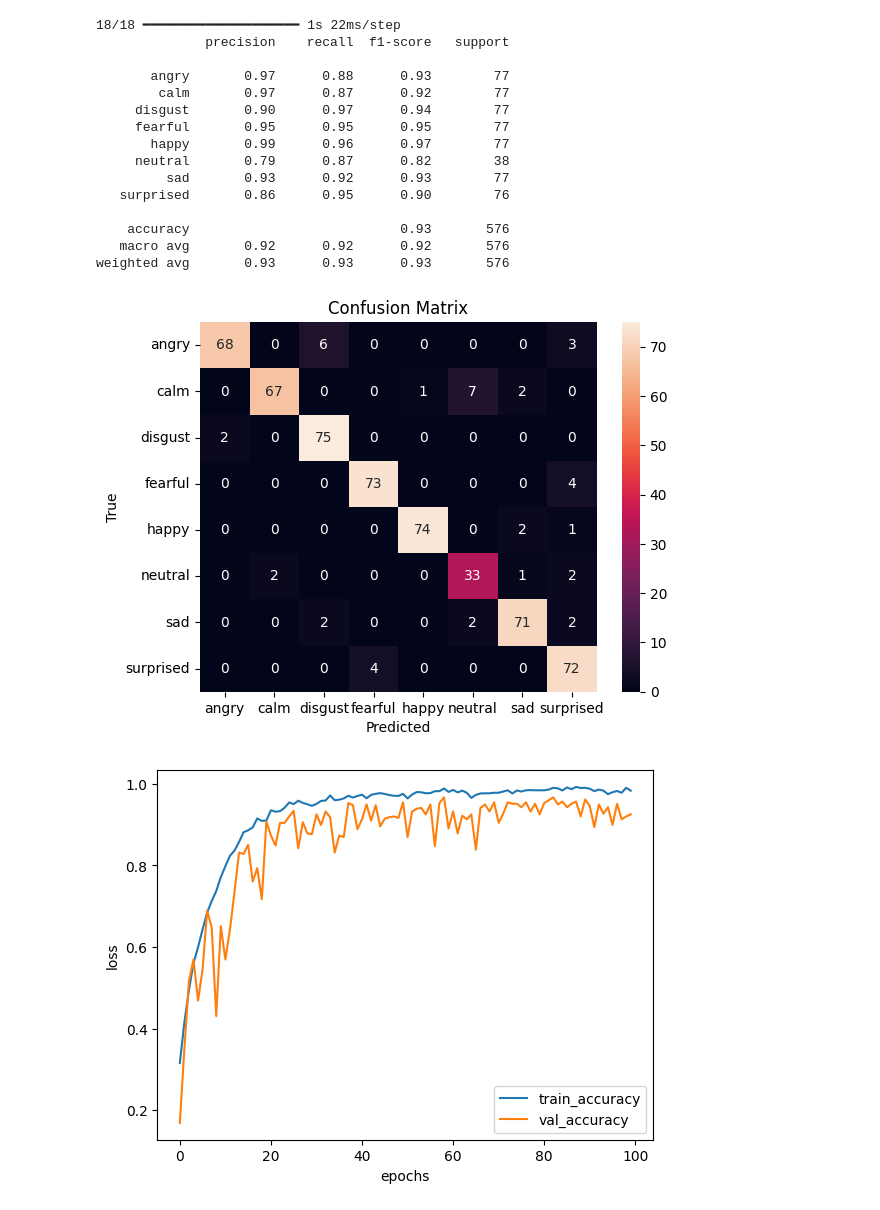
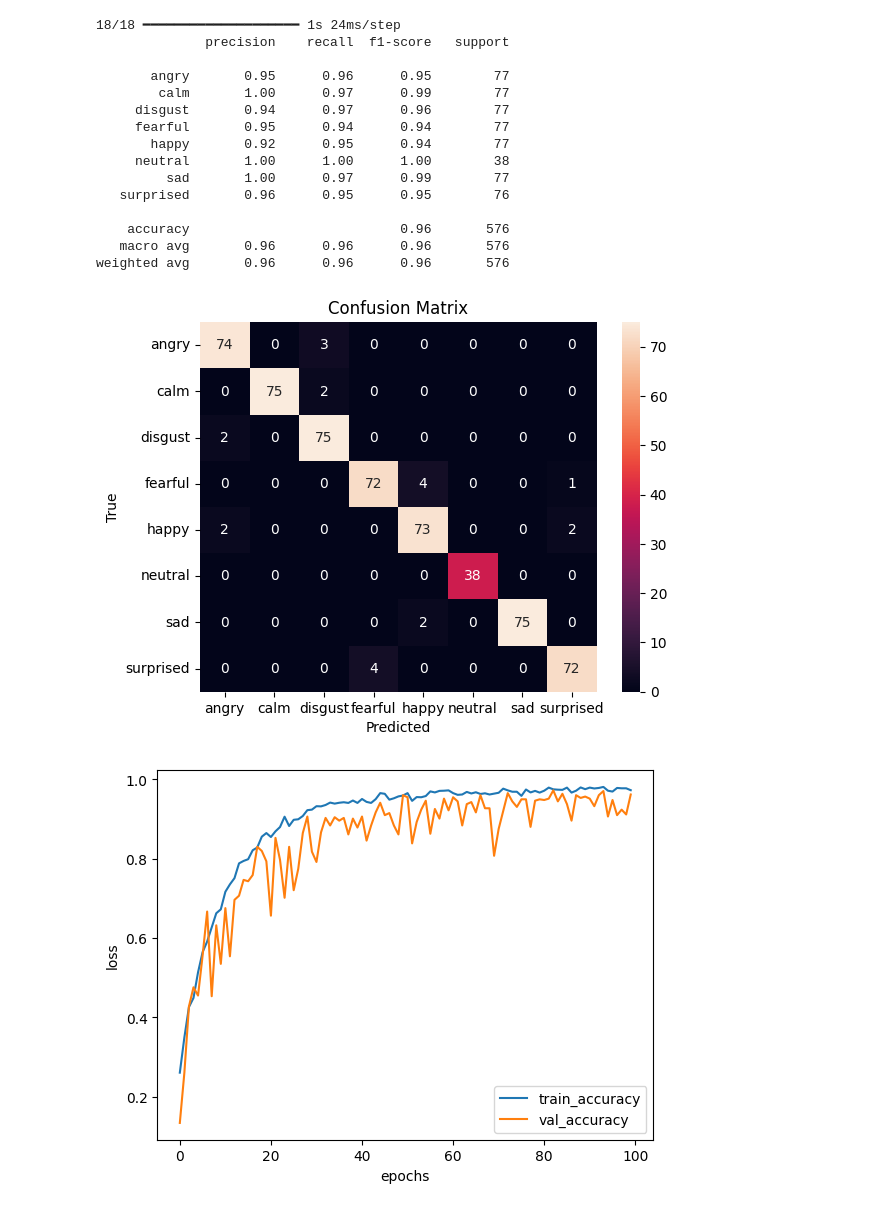
Before and after one commit to shreyash-alt/Emotion_Recognition_RAVDESS, a Jupyter notebook: emotionravdess2.ipynb, the cells around one changed output. Drawn from its saved outputs; the diff is of its cells as text; code cells hidden in the pictures.

```diff
--- a/emotionravdess2.ipynb
+++ b/emotionravdess2.ipynb
@@ -59,0 +57,18 @@ y = enc.fit_transform(df[['label']])
+# %%
+from sklearn.utils.class_weight import compute_class_weight
+from sklearn.preprocessing import LabelEncoder
+from tensorflow.keras.utils import to_categorical
+import numpy as np
+
+# Encode labels to integers
+le = LabelEncoder()
+y= le.fit_transform(df['label'])  # Integer labels for class_weight
+
+
+
+# Compute class weights
+class_weights = compute_class_weight(class_weight='balanced', classes=np.unique(y), y=y)
+class_weights = dict(enumerate(class_weights))
+print(class_weights)
+# One-hot encode for model training
+y = to_categorical(y)
@@ -62,7 +79,7 @@ X_train, X_val, y_train, y_val = train_test_split(X, y, test_size=0.2, stratify=
 # %%
 from tensorflow.keras.models import Sequential
 from tensorflow.keras.layers import Conv1D, MaxPooling1D, LSTM, Bidirectional, Dense, Dropout, Flatten
-
+from tensorflow.keras.regularizers import l2
 model = Sequential([
 
 
@@ -79,7 +96,11 @@ model = Sequential([
     Bidirectional(LSTM(123, return_sequences=False)),
     BatchNormalization(),
 
-    Dense(128, activation='relu'),
+    Dense(128, activation='relu', kernel_regularizer=l2(0.001)),
+    BatchNormalization(),
+    Dropout(0.3),
+
+    Dense(128, activation='relu', kernel_regularizer=l2(0.001)),
     BatchNormalization(),
     Dropout(0.3),
 
@@ -89,5 +110,5 @@ model = Sequential([
 model.compile(optimizer='adam', loss='categorical_crossentropy', metrics=['accuracy'])
 
 early_stop =EarlyStopping(monitor='val_loss', patience=10, restore_best_weights=True)
-history=model.fit(X_train, y_train, validation_data=(X_val, y_val), epochs=100, batch_size=32)
+history=model.fit(X_train, y_train, validation_data=(X_val, y_val), epochs=100, batch_size=32)#,class_weight=class_weights)
 # %% [output]
@@ -112,41 +133,42 @@ Epoch 100/100
 # %%
 from sklearn.metrics import classification_report, confusion_matrix
 import seaborn as sns
 import matplotlib.pyplot as plt
 import numpy as np
 
 y_pred = model.predict(X_val)
 y_pred_labels = np.argmax(y_pred, axis=1)
 y_true = np.argmax(y_val, axis=1)
-target_names = enc.categories_[0]
+target_names = le.classes_
+
 
 # Classification report
 print(classification_report(y_true, y_pred_labels, target_names=target_names))
 
 # Confusion matrix
 cm = confusion_matrix(y_true, y_pred_labels)
 sns.heatmap(cm, annot=True, fmt='d', xticklabels=target_names, yticklabels=target_names)
 plt.xlabel('Predicted')
 plt.ylabel('True')
 plt.title('Confusion Matrix')
 plt.show()
 # %% [output]
-18/18 ━━━━━━━━━━━━━━━━━━━━ 1s 22ms/step
+18/18 ━━━━━━━━━━━━━━━━━━━━ 1s 24ms/step
               precision    recall  f1-score   support
 
-       angry       0.97      0.88      0.93        77
-        calm       0.97      0.87      0.92        77
-     disgust       0.90      0.97      0.94        77
-     fearful       0.95      0.95      0.95        77
-       happy       0.99      0.96      0.97        77
-     neutral       0.79      0.87      0.82        38
-         sad       0.93      0.92      0.93        77
-   surprised       0.86      0.95      0.90        76
+       angry       0.95      0.96      0.95        77
+        calm       1.00      0.97      0.99        77
+     disgust       0.94      0.97      0.96        77
+     fearful       0.95      0.94      0.94        77
+       happy       0.92      0.95      0.94        77
+     neutral       1.00      1.00      1.00        38
+         sad       1.00      0.97      0.99        77
+   surprised       0.96      0.95      0.95        76
 
-    accuracy                           0.93       576
-   macro avg       0.92      0.92      0.92       576
-weighted avg       0.93      0.93      0.93       576
+    accuracy                           0.96       576
+   macro avg       0.96      0.96      0.96       576
+weighted avg       0.96      0.96      0.96       576
-[figure, old version]
+[figure, new version]
 # %%
 
 
@@ -160,7 +182,7 @@ plt.ylabel('loss')
 plt.legend()
 plt.show()
 # %% [output]
-[figure, old version]
+[figure, new version]
 # %%
 
 
```
Also changed, not shown: parts of 5 cells of this notebook.
